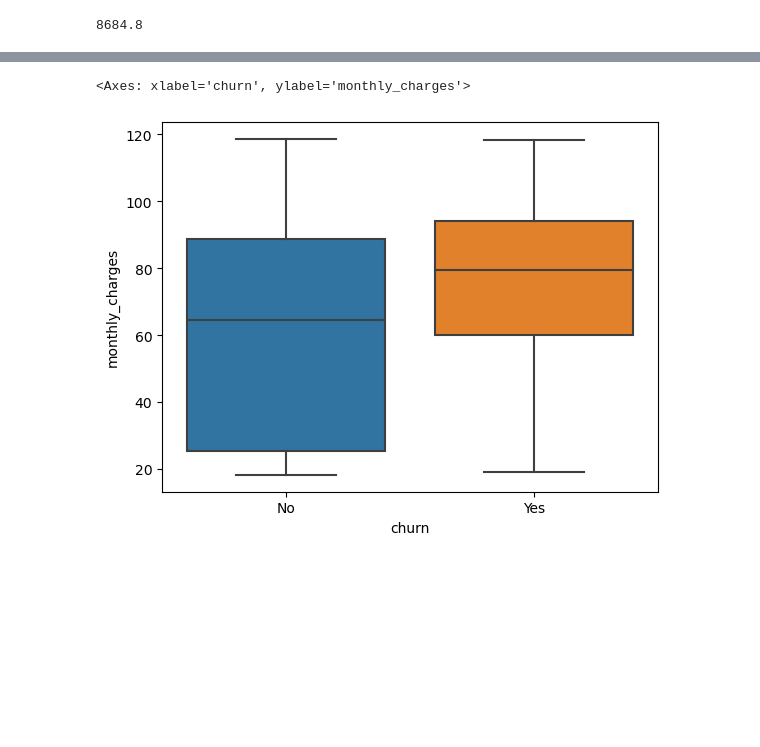
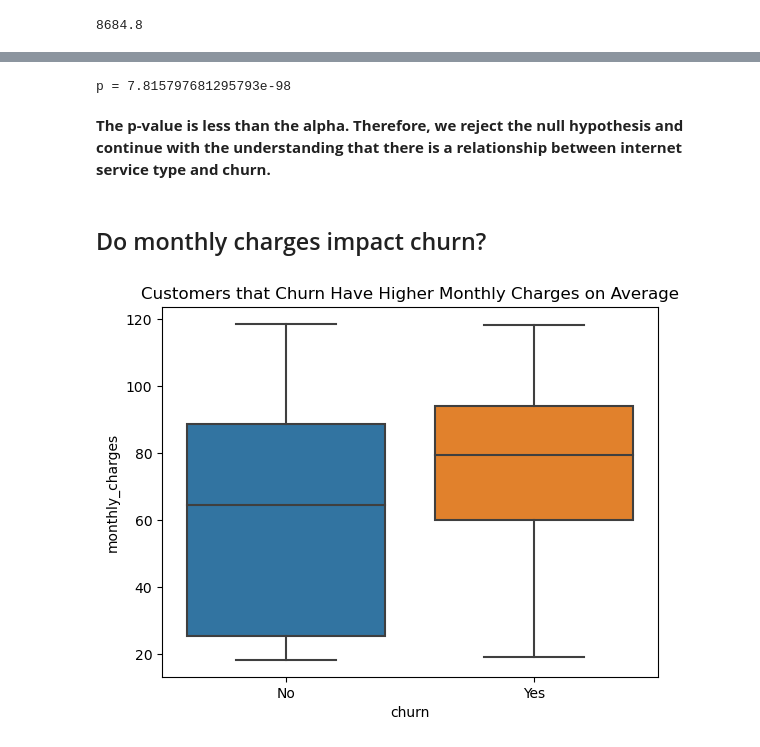
Before and after one commit to elizabethswarren/classification-project, a Jupyter notebook: report.ipynb, the cells around one changed output, grey strips where cells are left out. Saved outputs shown, nothing was run; the diff lists cells and outputs as text; code cells hidden in the pictures; blank space fills up the shorter version.

```diff
--- a/report.ipynb
+++ b/report.ipynb
@@ -210,6 +253,19 @@ internet_crosstab.plot.bar()
+# %%
+alpha = .05
+
+chi2, p, degf, expected = stats.chi2_contingency(internet_crosstab)
+
+print(f'p = {p}')
+# %% [output]
+p = 7.815797681295793e-98
+# %% [markdown]
+**The p-value is less than the alpha. Therefore, we reject the null hypothesis and continue with the understanding that there is a relationship between internet service type and churn.**
+# %% [markdown]
+## Do monthly charges impact churn?
 # %%
 # visualize monthy_charges and churn
 sns.boxplot(data=train, y='monthly_charges', x='churn')
+plt.title("Customers that Churn Have Higher Monthly Charges on Average")
+plt.show()
 # %% [output]
-<Axes: xlabel='churn', ylabel='monthly_charges'>
-[figure, old version]
+[figure, new version]
```
Also changed, not shown: parts of 79 cells of this notebook.
